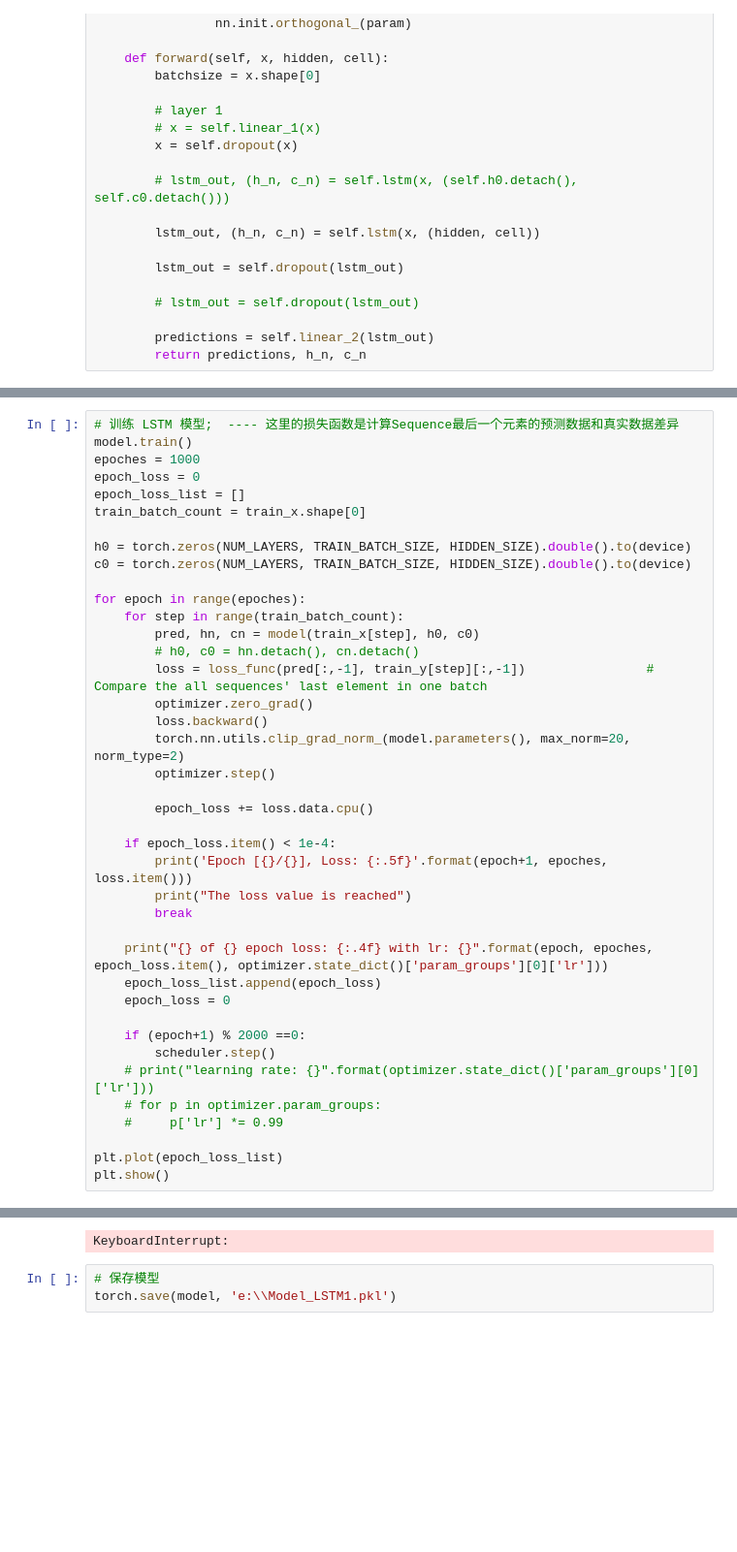
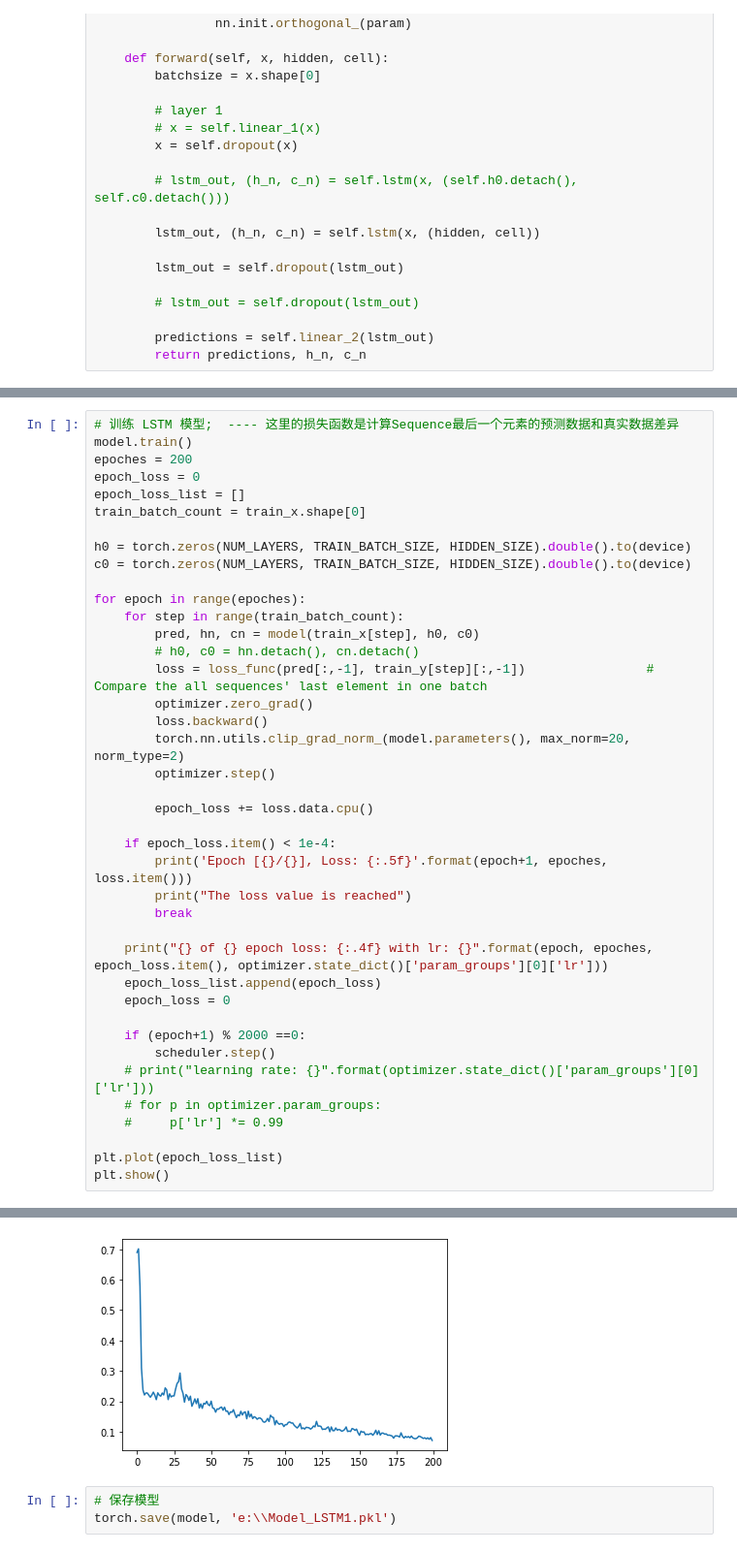
Before and after one commit to matrixleon18/SHUFE, a Jupyter notebook: jupyterlab/Model_LSTM1.ipynb, the cells around one changed output, grey strips where cells are left out. Shown: that part at 97% size. Cells and saved outputs as stored; diff of their text form; blank space fills up the shorter version.

```diff
--- a/jupyterlab/Model_LSTM1.ipynb
+++ b/jupyterlab/Model_LSTM1.ipynb
@@ -175,7 +175,7 @@ scheduler = torch.optim.lr_scheduler.ExponentialLR(optimizer, gamma=1, last_epoc
 # %%
 # 训练 LSTM 模型;  ---- 这里的损失函数是计算Sequence最后一个元素的预测数据和真实数据差异
 model.train()
-epoches = 1000
+epoches = 200
 epoch_loss = 0
 epoch_loss_list = []
 train_batch_count = train_x.shape[0]
@@ -233,4 +233,4 @@ plt.show()
-KeyboardInterrupt:
+[figure, added]
 # %%
 # 保存模型
 torch.save(model, 'e:\\Model_LSTM1.pkl')
```
Also changed, not shown: parts of 5 cells of this notebook, 2 other files.
